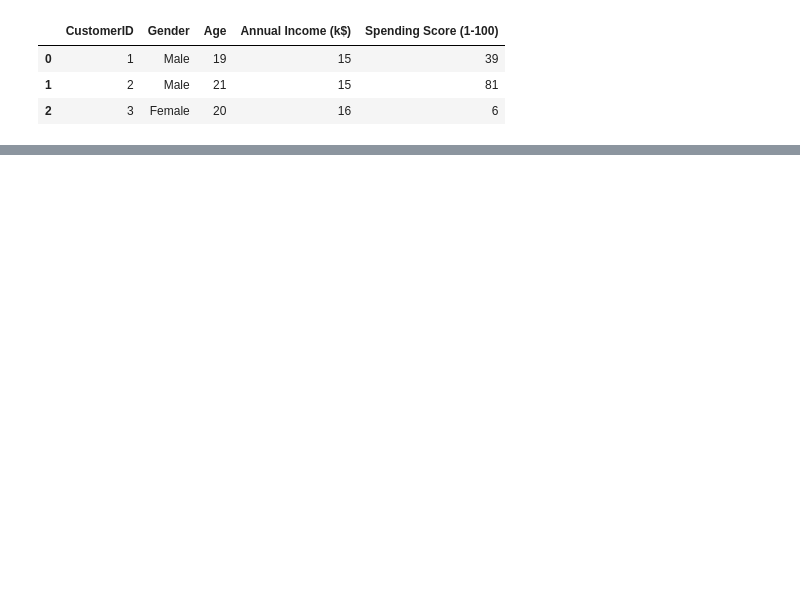
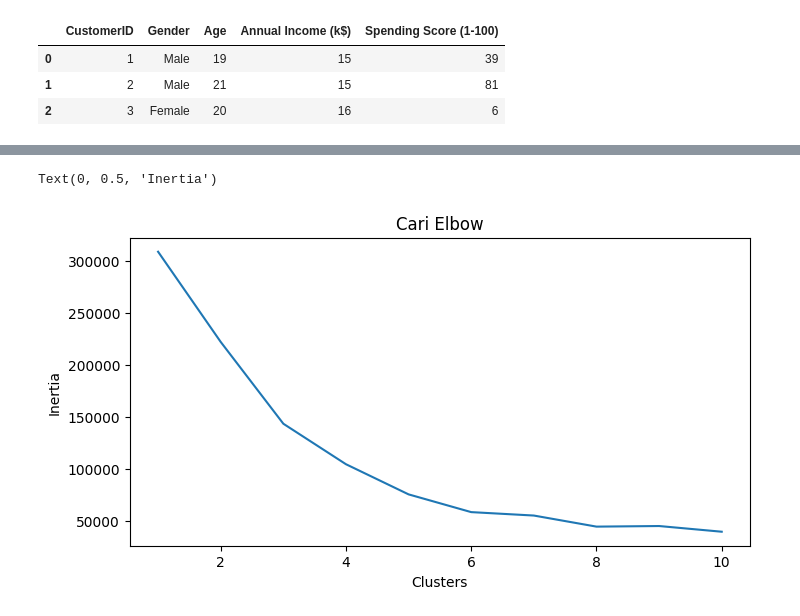
Before and after one commit to AprillianPutraPratama01/UJSP, a Jupyter notebook: Pelatihan_ujsp_6.ipynb, the cells around one changed output, grey strips where cells are left out. Drawn from its saved outputs; the diff is of its cells as text; code cells hidden in the pictures; blank space fills up the shorter version.

```diff
--- a/Pelatihan_ujsp_6.ipynb
+++ b/Pelatihan_ujsp_6.ipynb
@@ -13,7 +13,7 @@ import pandas as pd
 # %%
 #Load dataset
 
-df = pd.read_csv('/content/drive/MyDrive/Colab Notebooks/Mall_Customers.csv')
+df = pd.read_csv('/content/drive/MyDrive/UJSP/Mall_Customers.csv')
 df.head(3)
 # %% [output]
 |  | CustomerID | Gender | Age | Annual Income (k$) | Spending Score (1-100) |
@@ -21,11 +21,18 @@ df.head(3)
 | 1 | 2 | Male | 21 | 15 | 81 |
 | 2 | 3 | Female | 20 | 16 | 6 |
 # %%
-#Mengubah Nama Kolom
+#Mengubah nama kolom
+
 df = df.rename(columns={'Gender': 'gender',
-                        'Age': 'age',
-                        'Annual Income (k$)': 'annual_income'
-                        'Spending Score (1-100)': 'spending_score'})
-#Mengubah data kategorik menjadi data numerik
+
+'Age': 'age',
+
+'Annual Income (k$)': 'annual_income',
+
+'Spending Score (1-100)': 'spending_score'})
+
+#Mengubah data kategorih menjadi data numerik
+
 df['gender'].replace(['Female', 'Male'], [0,1], inplace=True)
+
 df.head()
@@ -39,5 +59,5 @@ from sklearn.cluster import KMeans
 #Membuat List dari Nilai K 1-11 (inertia_)
 clusters = []
 for i in range(1,11):
-  km = KMeans(n_clusters=i).fit(x)
+  km = KMeans(n_clusters=i).fit(X)
   clusters.append(km.inertia_)
@@ -43,0 +70,11 @@ for i in range(1,11):
+# %%
+#Membuat plot inertia
+
+fig, ax = plt.subplots(figsize=(8,4))
+sns.lineplot(x=list(range(1,11)), y=clusters, ax=ax)
+ax.set_title('Cari Elbow')
+ax.set_xlabel('Clusters')
+ax.set_ylabel('Inertia')
+# %% [output]
+Text(0, 0.5, 'Inertia')
+[figure, added]
```
Also changed, not shown: parts of 5 cells of this notebook.
